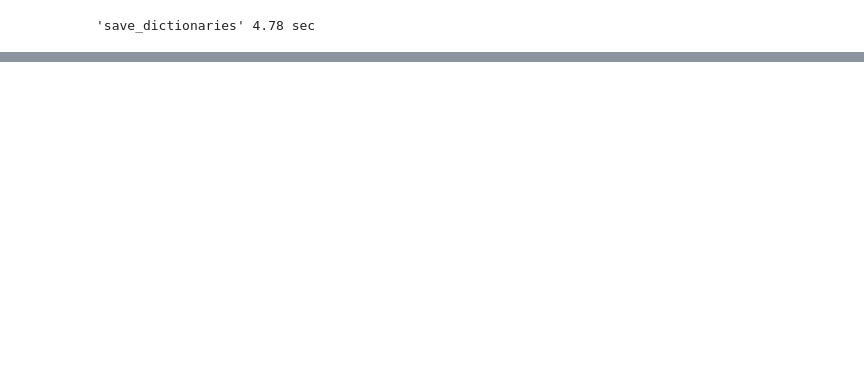
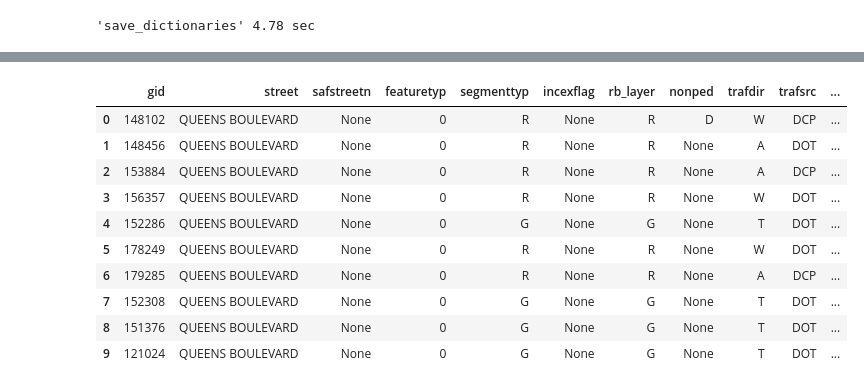
Before and after one commit to hotpepper/CLION, a Jupyter notebook: CLION_Notebook.ipynb, the cells around one changed output, grey strips where cells are left out. Saved outputs shown, nothing was run; the diff lists cells and outputs as text; code cells hidden in the pictures; blank space fills up the shorter version.

```diff
--- a/CLION_Notebook.ipynb
+++ b/CLION_Notebook.ipynb
@@ -555,3 +646,20 @@ save_dictionaries('OUT')  # 10.07 sec
 params.nodeStreetNames, params.nodeIsIntersection, params.nodeNextSteps, params.segmentBlocks, params.nodeMaster, params.clusterIntersections, params.streetSet, params.mft1Dict, params.altGraph, params.mfts, params.coordFromMaster = save_dictionaries('IN') #8.23 se
 # %% [output]
 'save_dictionaries' 4.78 sec
+# %%
+@timeDec
+def add_master_place_to_street_names(nodeStreetNames, nodeIsIntersection):
+    to_remove = []
+    for n in nodeStreetNames:
+        if nodeIsIntersection[n]:  # only want intersection nodes
+            # reformat the dict to have a spot for master id
+            nodeStreetNames[n] = [nodeStreetNames[n], 0]
+        else:
+            # store non-intersections to remove latter
+            to_remove.append(n)
+    for i in to_remove:
+        # not intersection remove it from dictionary
+        del nodeStreetNames[i]
+    return nodeStreetNames
+
+params.nodeStreetNames = add_master_place_to_street_names(params.nodeStreetNames, params.nodeIsIntersection)
@@ -557,0 +707,3 @@ params.nodeStreetNames, params.nodeIsIntersection, params.nodeNextSteps, params.
+# %%
+def distance(x1, y1, x2, y2):
+    return math.sqrt((x2 - x1) ** 2 + (y2 - y1) ** 2)
@@ -557,0 +1018,56 @@ params.nodeStreetNames, params.nodeIsIntersection, params.nodeNextSteps, params.
+# %%
+
+
+@timeDec
+def simple_from_to_masters(db, lion, node):
+    print 'Updating Master From/To segments'
+    # update the from nodes for simple streets
+    # update the to nodes for simple streets
+
+    # make the min master as from and the max master as to
+    db.query("""create table tempFrom as (
+                    select p1.mft, mn, mx from (
+                    select mft, min(masterid) as mn from (
+                    select mft, masterid
+                    from {0} as l
+                    join {1} as n
+                    on nodeidfrom::int = nodeid
+                    where mft is not null and masterid is not null
+                union
+                    select mft, masterid
+                    from {0} as l
+                    join {1} as n
+                    on nodeidto::int = nodeid
+                    where mft is not null and masterid is not null
+                    ) as mn group by mft
+                    ) as p1
+                    join (
+
+                    select mft, max(masterid) as mx from (
+                    select mft, masterid
+                    from {0} as l
+                    join {1} as n
+                    on nodeidfrom::int = nodeid
+                    where mft is not null and masterid is not null
+                union
+                    select mft, masterid
+                    from {0} as l
+                    join {1} as n
+                    on nodeidto::int = nodeid
+                    where mft is not null and masterid is not null
+                    ) as mx group by mft) as p2
+                    on p1.mft = p2.mft
+                    );
+                    """.format(lion, node))
+    # update lion with mfrom and to values
+    db.query("""update %s as l
+                    set masteridfrom = mn, masteridto= mx
+                    from tempFrom
+                    where l.mft = tempFrom.mft
+                    """ % lion)
+    db.query("drop table tempFrom ")
+
+simple_from_to_masters(db, params.LION, params.NODE)  # 111.35 sec
+
+query_to_table(db, "select * from {} where street = 'QUEENS BOULEVARD' limit 10".format(params.LION))
+# %% [output]
@@ -557,0 +1079,11 @@ params.nodeStreetNames, params.nodeIsIntersection, params.nodeNextSteps, params.
+|  | gid | street | safstreetn | featuretyp | segmenttyp | incexflag | rb_layer | nonped | trafdir | trafsrc | ... |
+| 0 | 148102 | QUEENS BOULEVARD | None | 0 | R | None | R | D | W | DCP | ... |
+| 1 | 148456 | QUEENS BOULEVARD | None | 0 | R | None | R | None | A | DOT | ... |
+| 2 | 153884 | QUEENS BOULEVARD | None | 0 | R | None | R | None | A | DCP | ... |
+| 3 | 156357 | QUEENS BOULEVARD | None | 0 | R | None | R | None | W | DOT | ... |
+| 4 | 152286 | QUEENS BOULEVARD | None | 0 | G | None | G | None | T | DOT | ... |
+| 5 | 178249 | QUEENS BOULEVARD | None | 0 | R | None | R | None | W | DOT | ... |
+| 6 | 179285 | QUEENS BOULEVARD | None | 0 | R | None | R | None | A | DCP | ... |
+| 7 | 152308 | QUEENS BOULEVARD | None | 0 | G | None | G | None | T | DOT | ... |
+| 8 | 151376 | QUEENS BOULEVARD | None | 0 | G | None | G | None | T | DOT | ... |
+| 9 | 121024 | QUEENS BOULEVARD | None | 0 | G | None | G | None | T | DOT | ... |
```
Also changed, not shown: parts of 41 cells of this notebook.
